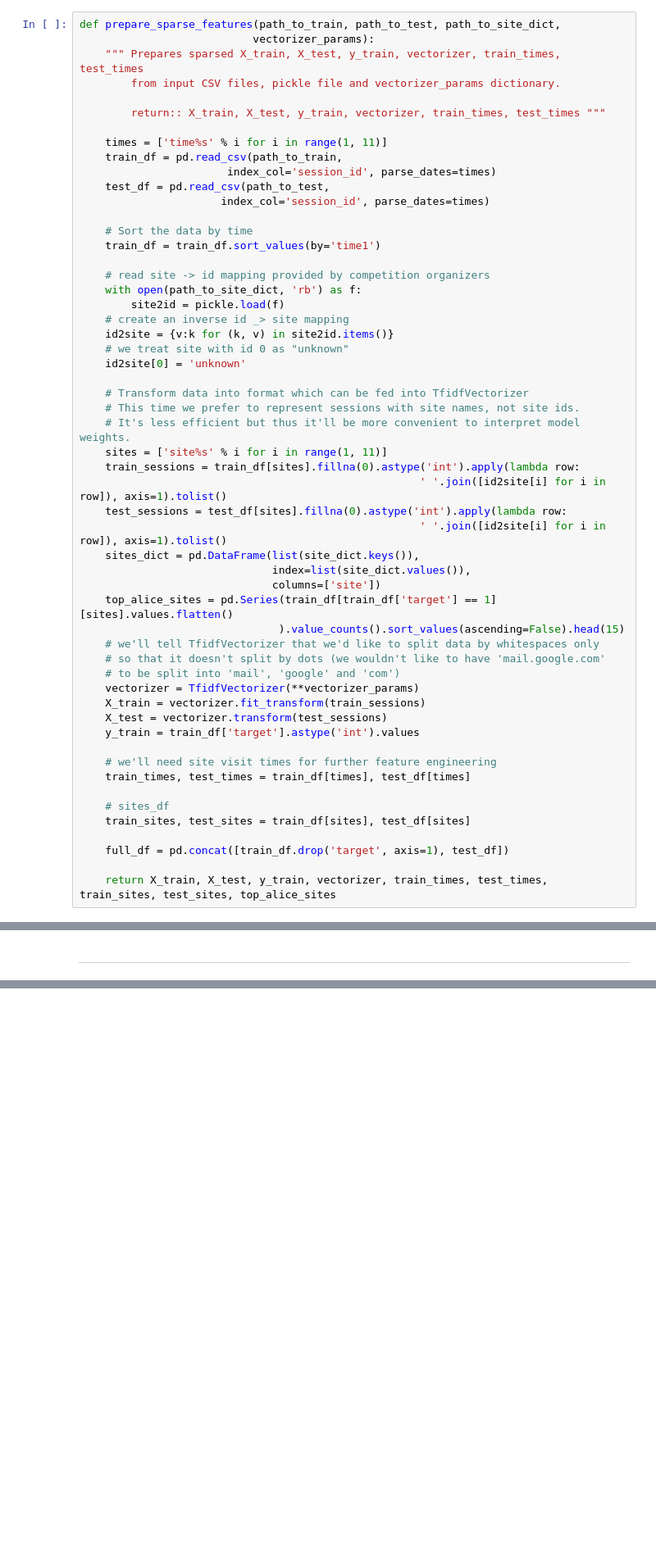
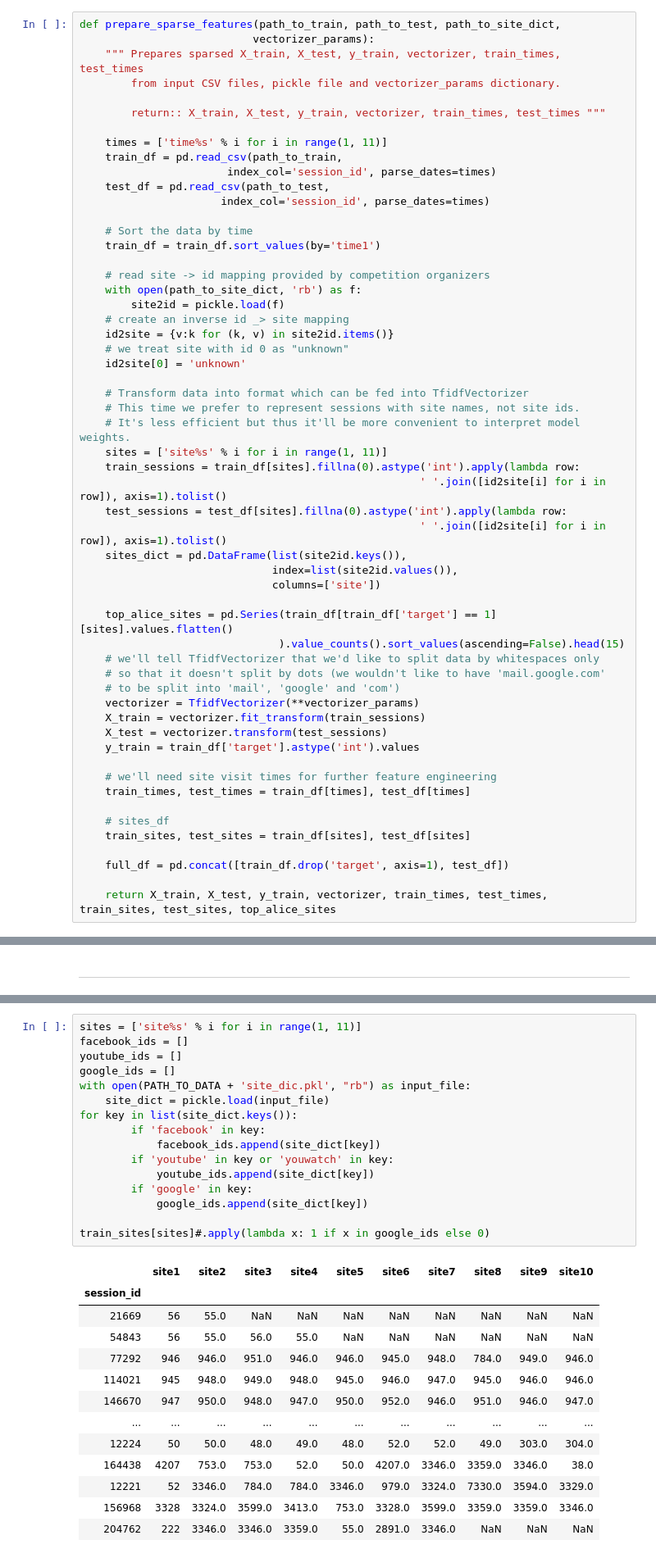
Before and after one commit to koolvn/mlcourse.ai, a Jupyter notebook: competitions/Time Aware Notebook.ipynb, the cells around one changed output, grey strips where cells are left out. Shown at 82% size. Cells and saved outputs as stored; diff of their text form; blank space fills up the shorter version.

```diff
--- a/competitions/Time Aware Notebook.ipynb
+++ b/competitions/Time Aware Notebook.ipynb
@@ -53,9 +71,10 @@ def prepare_sparse_features(path_to_train, path_to_test, path_to_site_dict,
                                                      ' '.join([id2site[i] for i in row]), axis=1).tolist()
     test_sessions = test_df[sites].fillna(0).astype('int').apply(lambda row:
                                                      ' '.join([id2site[i] for i in row]), axis=1).tolist()
-    sites_dict = pd.DataFrame(list(site_dict.keys()),
-                              index=list(site_dict.values()),
+    sites_dict = pd.DataFrame(list(site2id.keys()),
+                              index=list(site2id.values()),
                               columns=['site'])
+
     top_alice_sites = pd.Series(train_df[train_df['target'] == 1][sites].values.flatten()
                                ).value_counts().sort_values(ascending=False).head(15)
     # we'll tell TfidfVectorizer that we'd like to split data by whitespaces only
@@ -203,3 +260,33 @@ def add_features(times, sites, X_sparse, top_alice_sites):
 
     X = hstack(objects_to_hstack)
     return X, feature_names
+# %%
+sites = ['site%s' % i for i in range(1, 11)]
+facebook_ids = []
+youtube_ids = []
+google_ids = []
+with open(PATH_TO_DATA + 'site_dic.pkl', "rb") as input_file:
+    site_dict = pickle.load(input_file)
+for key in list(site_dict.keys()):
+        if 'facebook' in key:
+            facebook_ids.append(site_dict[key])
+        if 'youtube' in key or 'youwatch' in key:
+            youtube_ids.append(site_dict[key])
+        if 'google' in key:
+            google_ids.append(site_dict[key])
+
+train_sites[sites]#.apply(lambda x: 1 if x in google_ids else 0)
+# %% [output]
+|  | site1 | site2 | site3 | site4 | site5 | site6 | site7 | site8 | site9 | site10 |
+| session_id |  |  |  |  |  |  |  |  |  |  |
+| 21669 | 56 | 55.0 | NaN | NaN | NaN | NaN | NaN | NaN | NaN | NaN |
+| 54843 | 56 | 55.0 | 56.0 | 55.0 | NaN | NaN | NaN | NaN | NaN | NaN |
+| 77292 | 946 | 946.0 | 951.0 | 946.0 | 946.0 | 945.0 | 948.0 | 784.0 | 949.0 | 946.0 |
+| 114021 | 945 | 948.0 | 949.0 | 948.0 | 945.0 | 946.0 | 947.0 | 945.0 | 946.0 | 946.0 |
+| 146670 | 947 | 950.0 | 948.0 | 947.0 | 950.0 | 952.0 | 946.0 | 951.0 | 946.0 | 947.0 |
+| ... | ... | ... | ... | ... | ... | ... | ... | ... | ... | ... |
+| 12224 | 50 | 50.0 | 48.0 | 49.0 | 48.0 | 52.0 | 52.0 | 49.0 | 303.0 | 304.0 |
+| 164438 | 4207 | 753.0 | 753.0 | 52.0 | 50.0 | 4207.0 | 3346.0 | 3359.0 | 3346.0 | 38.0 |
+| 12221 | 52 | 3346.0 | 784.0 | 784.0 | 3346.0 | 979.0 | 3324.0 | 7330.0 | 3594.0 | 3329.0 |
+| 156968 | 3328 | 3324.0 | 3599.0 | 3413.0 | 753.0 | 3328.0 | 3599.0 | 3359.0 | 3359.0 | 3346.0 |
+| 204762 | 222 | 3346.0 | 3346.0 | 3359.0 | 55.0 | 2891.0 | 3346.0 | NaN | NaN | NaN |
```
Also changed, not shown: parts of 15 cells of this notebook.
